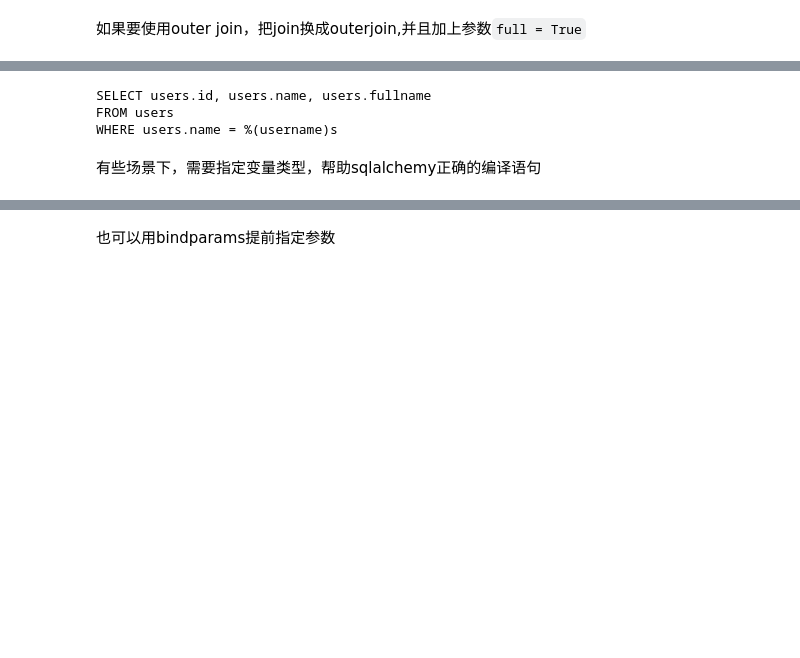
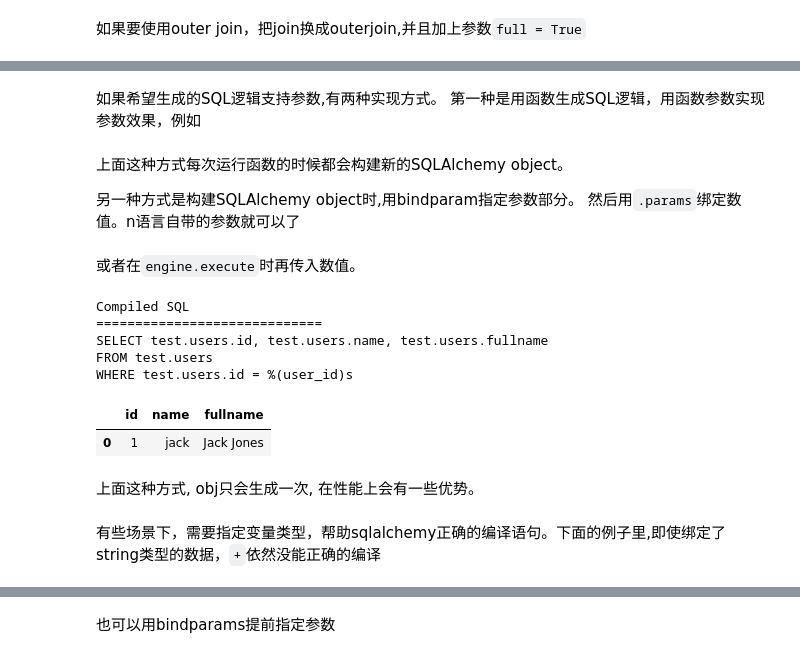
Before and after one commit to tade0726/jupyter_labs, a Jupyter notebook: exolution/0009_sqlalchemy/sqlalchemy_intro.ipynb, the cells around one changed output, grey strips where cells are left out. Saved outputs shown, nothing was run; the diff lists cells and outputs as text; code cells hidden in the pictures; blank space fills up the shorter version.

````diff
--- a/exolution/0009_sqlalchemy/sqlalchemy_intro.ipynb
+++ b/exolution/0009_sqlalchemy/sqlalchemy_intro.ipynb
@@ -1244,0 +965,3 @@ WHERE test.users.id = 1
+# %% [markdown]
+如果希望生成的SQL逻辑支持参数,有两种实现方式。
+第一种是用函数生成SQL逻辑，用函数参数实现参数效果，例如
@@ -1244,0 +974,4 @@ WHERE test.users.id = 1
+# %% [markdown]
+上面这种方式每次运行函数的时候都会构建新的SQLAlchemy object。
+
+另一种方式是构建SQLAlchemy object时,用bindparam指定参数部分。 然后用```.params```绑定数值。n语言自带的参数就可以了
@@ -1245,10 +987,22 @@ WHERE test.users.id = 1
+# %% [markdown]
+或者在```engine.execute```时再传入数值。
 # %%
 from sqlalchemy.sql import bindparam
-s = users.select(users.c.name == bindparam('username'))
-print(str((s).compile(engine)))
+s = users.select().where(users.c.id == bindparam('user_id'))
+
+print_sql(engine,s)
+
+
+read_select(engine,s,user_id=1) #read_select会将user_id=1传给engine.execute
 # %% [output]
-SELECT users.id, users.name, users.fullname
-FROM users
-WHERE users.name = %(username)s
+Compiled SQL
+=============================
+SELECT test.users.id, test.users.name, test.users.fullname
+FROM test.users
+WHERE test.users.id = %(user_id)s
+|  | id | name | fullname |
+| 0 | 1 | jack | Jack Jones |
+# %% [markdown]
+上面这种方式, obj只会生成一次, 在性能上会有一些优势。
 # %% [markdown]
-有些场景下，需要指定变量类型，帮助sqlalchemy正确的编译语句
+有些场景下，需要指定变量类型，帮助sqlalchemy正确的编译语句。下面的例子里,即使绑定了string类型的数据，```+```依然没能正确的编译
````
Also changed, not shown: parts of 94 cells of this notebook, 3 other files.
